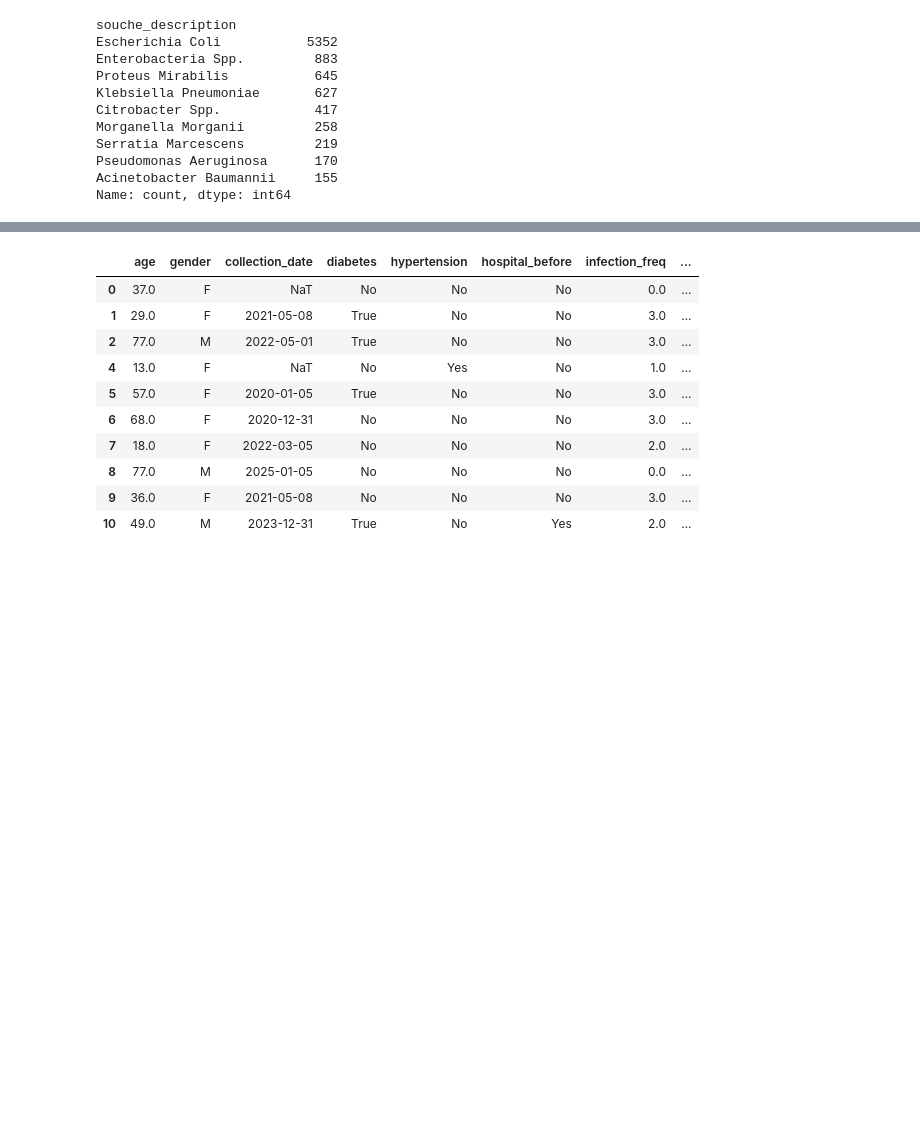
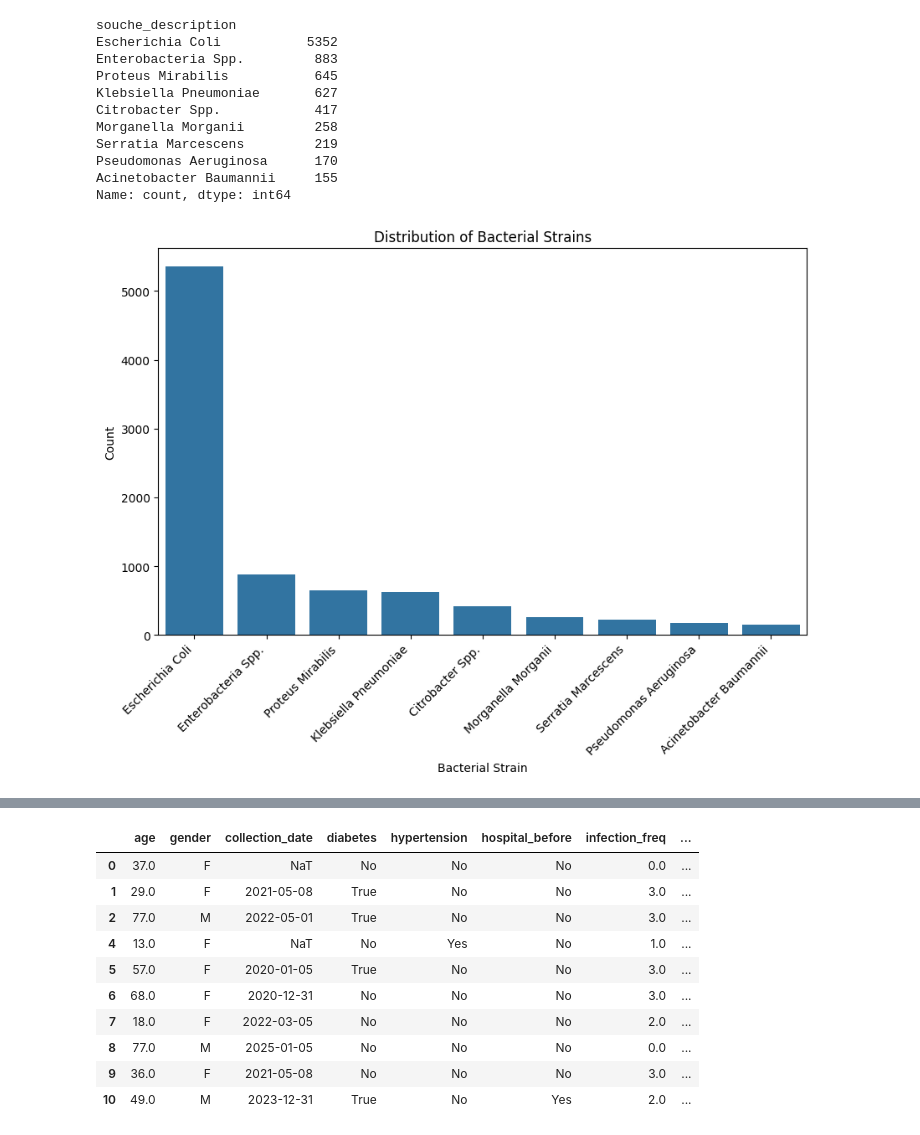
Before and after one commit to lucascarpantonio/antibiotic_resistance, a Jupyter notebook: antibiotic_analysis_template.ipynb, the cells around one changed output, grey strips where cells are left out. Saved outputs shown, nothing was run; the diff lists cells and outputs as text; code cells hidden in the pictures; blank space fills up the shorter version.

Commit message:
Reviewed chapter 3 with a complete new paragraph and bidemensional graphs to keep the story concise

```diff
--- a/antibiotic_analysis_template.ipynb
+++ b/antibiotic_analysis_template.ipynb
@@ -378,6 +379,16 @@ Serratia Marcescens         219
 Pseudomonas Aeruginosa      170
 Acinetobacter Baumannii     155
 Name: count, dtype: int64
+# %%
+plt.figure(figsize=(10,6))
+sns.countplot(data=df, x='souche_description', order=df['souche_description'].value_counts().index)
+plt.xticks(rotation=45, ha='right')
+plt.title('Distribution of Bacterial Strains')
+plt.xlabel('Bacterial Strain')
+plt.ylabel('Count')
+plt.show()
+# %% [output]
+[figure, added]
 # %%
 # Map infection_freq to descriptive labels
 df['infection_label'] = df['infection_freq'].map({
```
Also changed, not shown: parts of 4 cells of this notebook.
